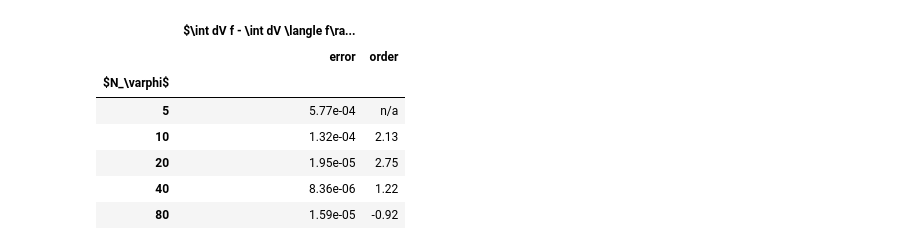
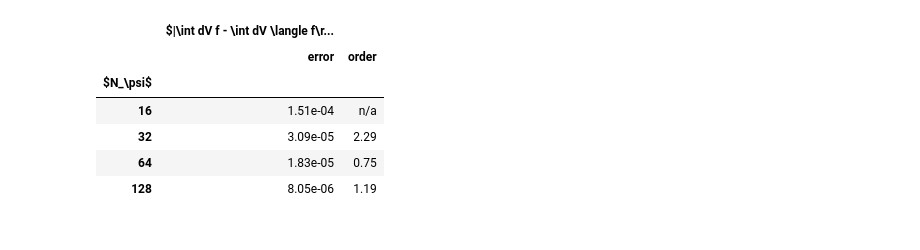
Before and after one commit to mwiesenberger/averages, a Jupyter notebook: toroidal-averages.ipynb, the cells around one changed output. Cells and saved outputs as stored; diff of their text form; code cells hidden in the pictures.

```diff
--- a/toroidal-averages.ipynb
+++ b/toroidal-averages.ipynb
@@ -16,7 +18,7 @@ FELTOR_PATH="../feltor" # path to the feltor library
 # Here we use the Navier-Stokes program and feltordiag with zero timesteps to compute the toroidal averages
 def create_inputfile() :
     inputfile = fp.load_calibration_default()
-    inputfile["magnetic_field"]["params"] = mag.select("guenther.json")
+    inputfile["magnetic_field"]["params"] = mag.select("guenter.json")
 
     scaleR = [1.0,1.0]
     scaleZ = [1.0,1.0]
@@ -56,6 +58,7 @@ def create_inputfile() :
         "direction" : "forward",
         "nu_perp_n" : 0,
         "nu_perp_u" : 0,
+        "nu_parallel_n" : 0,
         "order" : 2
     }
     inputfile["source"] = {
@@ -67,7 +70,7 @@ def create_inputfile() :
         "tableau" : "Bogacki-Shampine-4-2-3",
         "rtol" : 1e-7,
         "atol" : 1e-10,
-        "output-mode" : "equidistant",
+        "output-mode" : "Tend",
         "reject-limit"  : 2,
         "Tend" : 1e-4 # choose small we do not simulate anything
     }
@@ -479,7 +485,7 @@ def compare_fsa( simulationfile) :
     #norm_diff = np.max(np.abs(diff))
     norm_diff = np.sqrt(np.sum( diff[:]**2*weights ))
     #norm_sol = np.max(np.abs(sol))
-    norm_sol = np.sqrt(np.sum( sol[:]**2*weights ))
+    norm_sol = np.sqrt(np.sum( num[:]**2*weights ))
 
     return norm_diff/ norm_sol
 # %%
@@ -523,7 +526,7 @@ df.insert(df.columns.get_loc("error."+name)+1,column="order."+name, value=df.loc
 df["order."+name] = (np.log ( df["order."+name]/ df["order."+name].shift(1))/
 np.log( df["$N_\\varphi$"].shift(1)/df["$N_\\varphi$"]))
 df.set_index(['$N_\\varphi$'], inplace=True)
-headers = [ "$\langle f - S(f) \rangle$ "  ]
+headers = [ "$\langle f - S(f) \rangle/\langle f\rangle$ "  ]
 df.columns=pd.MultiIndex.from_product([headers,["error", "order"] ])
 filename='convergence_fsa_smooth_toroidal.tex'
 string_df = df
@@ -638,29 +663,28 @@ Averages/diag/ed7d509681279e72a217cb19b56f1121c8724bc3.nc
 # %%
-df = pd.DataFrame(lines, columns=["$N_\\varphi$", "error.ifs"])
+df = pd.DataFrame(lines[1:], columns=["$N_\\psi$", "error.ifs"])
 for name  in ["ifs"] :
     df.insert(df.columns.get_loc("error."+name)+1,column="order."+name, value=df.loc[:,"error."+name])
 
     df["order."+name] = (np.log( df["order."+name]/ df["order."+name].shift(1))/
-     np.log( df["$N_\\varphi$"].shift(1)/df["$N_\\varphi$"]))
-df.set_index(['$N_\\varphi$'], inplace=True)
-headers = [ "$\int dV f - \int dV \langle f\rangle$ "]
+     np.log( df["$N_\\psi$"].shift(1)/df["$N_\\psi$"]))
+df.set_index(['$N_\\psi$'], inplace=True)
+headers = [ "$|\int dV f - \int dV \langle f\rangle|/\int dV \langle f\rangle$ "]
 df.columns=pd.MultiIndex.from_product([headers,["error", "order"] ])
 filename='convergence_ifs.tex'
 string_df = df
 for header in headers :
     string_df[header, "error"]=string_df[header, "error"].apply( errorToString)
     string_df[header, "order"]=string_df[header, "order"].apply( orderToString)
 with open(filename, 'wb') as f:
     f.write(bytes(string_df.to_latex(
         escape=False,column_format='lp{1.5cm}p{1.2cm}p{1.5cm}p{1.2cm}',
                                bold_rows=True),'UTF-8'))
 df
 # %% [output]
-|  | $\int dV f - \int dV \langle f\ra... |  |
+|  | $|\int dV f - \int dV \langle f\r... |  |
 |  | error | order |
-| $N_\varphi$ |  |  |
-| 5 | 5.77e-04 | n/a |
-| 10 | 1.32e-04 | 2.13 |
-| 20 | 1.95e-05 | 2.75 |
-| 40 | 8.36e-06 | 1.22 |
-| 80 | 1.59e-05 | -0.92 |
+| $N_\psi$ |  |  |
+| 16 | 1.51e-04 | n/a |
+| 32 | 3.09e-05 | 2.29 |
+| 64 | 1.83e-05 | 0.75 |
+| 128 | 8.05e-06 | 1.19 |
```
Also changed, not shown: parts of 14 cells of this notebook, 3 other files.
